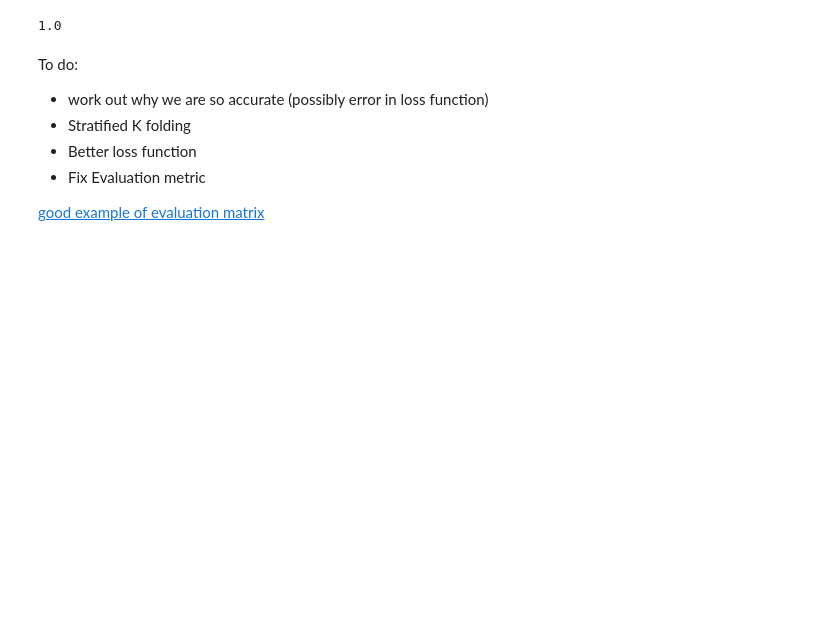
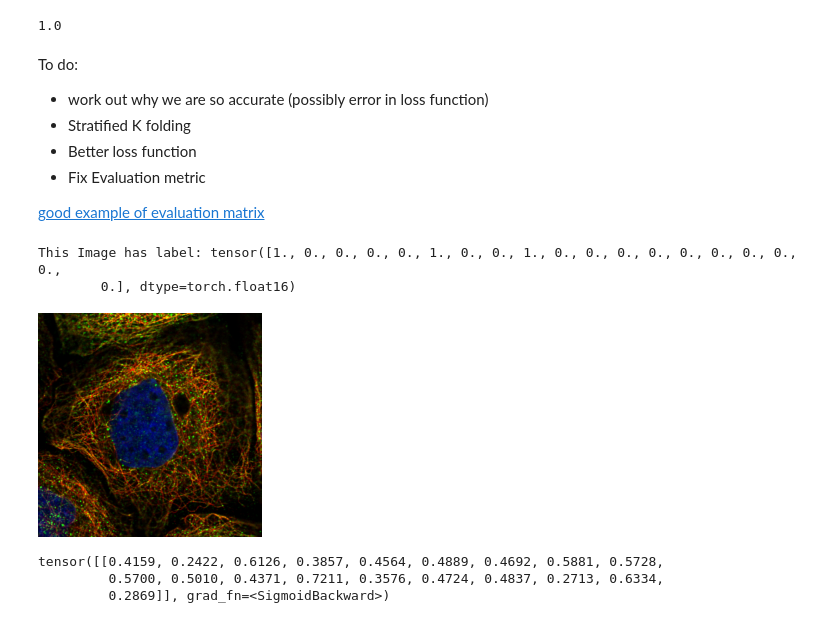
Before and after one commit to trainandgain/HPA-Single-Cell-Classification, a Jupyter notebook: notebooks/resnet_50_4_channel_multi_binary_cross_entropy_logit.ipynb, the cells around one changed output. Saved outputs shown, nothing was run; the diff lists cells and outputs as text; code cells hidden in the pictures; blank space fills up the shorter version.

```diff
--- a/notebooks/resnet_50_4_channel_multi_binary_cross_entropy_logit.ipynb
+++ b/notebooks/resnet_50_4_channel_multi_binary_cross_entropy_logit.ipynb
@@ -702,3 +712,19 @@ To do:
 - Fix Evaluation metric
 
 [good example of evaluation matrix](https://learnopencv.com/multi-label-image-classification-with-pytorch/)
+# %%
+test_subject = transformed_dataset[5002]
+# %%
+print('This Image has label: {}'.format(test_subject[1][1]))
+# sigle_batch[img ro label][img_n][tile_n]
+(transforms.ToPILImage(mode='RGB')(test_subject[0][1][:3, :, :]))
+# %% [output]
+This Image has label: tensor([1., 0., 0., 0., 0., 1., 0., 0., 1., 0., 0., 0., 0., 0., 0., 0., 0., 0.,
+        0.], dtype=torch.float16)
+[figure, added]
+# %%
+model(transformed_dataset[5002][0][1].unsqueeze(0).float())
+# %% [output]
+tensor([[0.4159, 0.2422, 0.6126, 0.3857, 0.4564, 0.4889, 0.4692, 0.5881, 0.5728,
+         0.5700, 0.5010, 0.4371, 0.7211, 0.3576, 0.4724, 0.4837, 0.2713, 0.6334,
+         0.2869]], grad_fn=<SigmoidBackward>)
```
Also changed, not shown: parts of 2 cells of this notebook, 2 other files.
